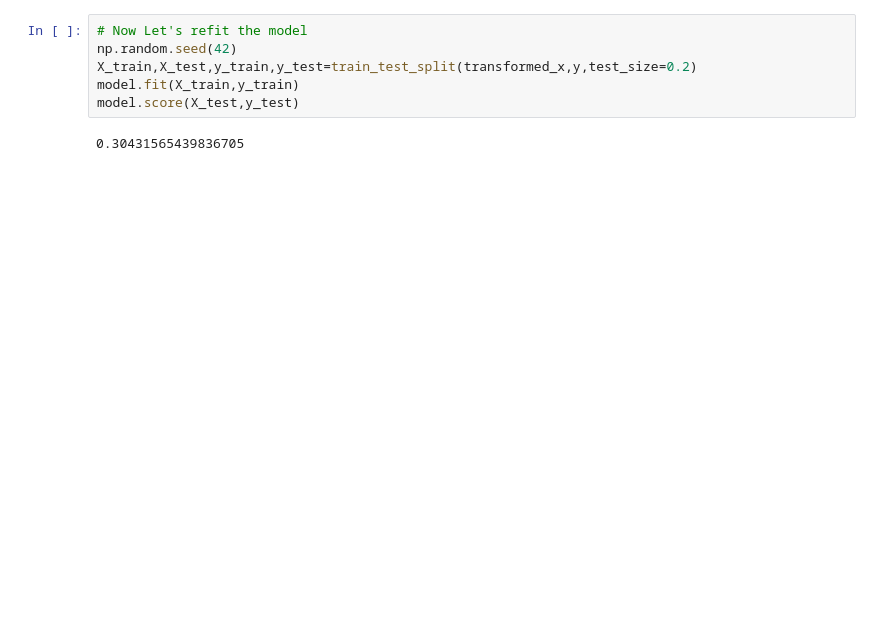
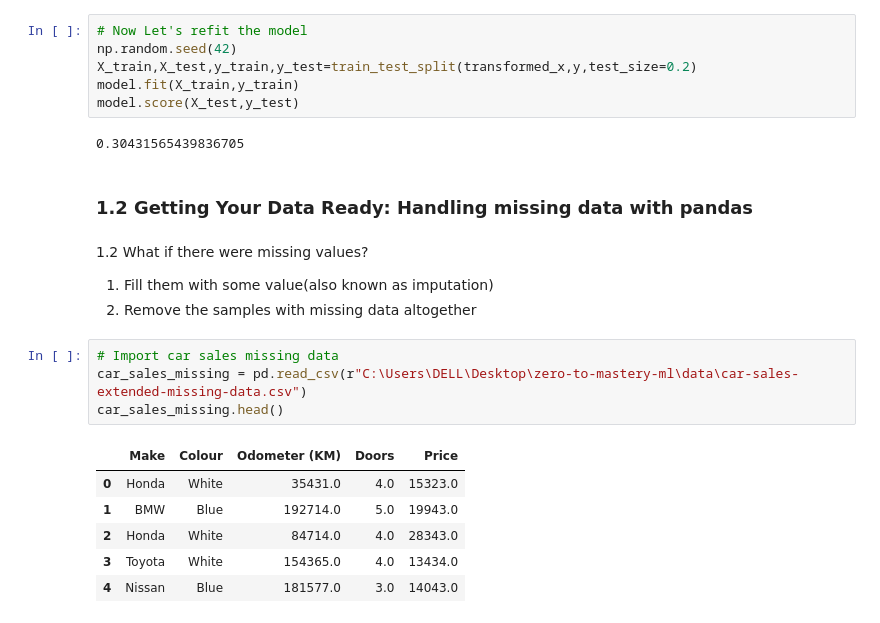
Before and after one commit to aryatomarAI/Machine-learning-and-data-science, a Jupyter notebook: Scikit-Learn/Scikit-Learn-Workflow-in-Brief.ipynb, the cells around one changed output. Drawn from its saved outputs; the diff is of its cells as text; blank space fills up the shorter version.

Commit message:
Handling missing values in our data using pandas

```diff
--- a/Scikit-Learn/Scikit-Learn-Workflow-in-Brief.ipynb
+++ b/Scikit-Learn/Scikit-Learn-Workflow-in-Brief.ipynb
@@ -186,3 +186,20 @@ model.fit(X_train,y_train)
 model.score(X_test,y_test)
 # %% [output]
 0.30431565439836705
+# %% [markdown]
+### 1.2 Getting Your Data Ready: Handling missing data with pandas
+# %% [markdown]
+1.2 What if there were missing values?
+  1. Fill them with some value(also known as imputation)
+  2. Remove the samples with missing data altogether
+# %%
+# Import car sales missing data
+car_sales_missing = pd.read_csv(r"C:\Users\DELL\Desktop\zero-to-mastery-ml\data\car-sales-extended-missing-data.csv")
+car_sales_missing.head()
+# %% [output]
+|  | Make | Colour | Odometer (KM) | Doors | Price |
+| 0 | Honda | White | 35431.0 | 4.0 | 15323.0 |
+| 1 | BMW | Blue | 192714.0 | 5.0 | 19943.0 |
+| 2 | Honda | White | 84714.0 | 4.0 | 28343.0 |
+| 3 | Toyota | White | 154365.0 | 4.0 | 13434.0 |
+| 4 | Nissan | Blue | 181577.0 | 3.0 | 14043.0 |
```
Also changed, not shown: parts of 11 cells of this notebook.
